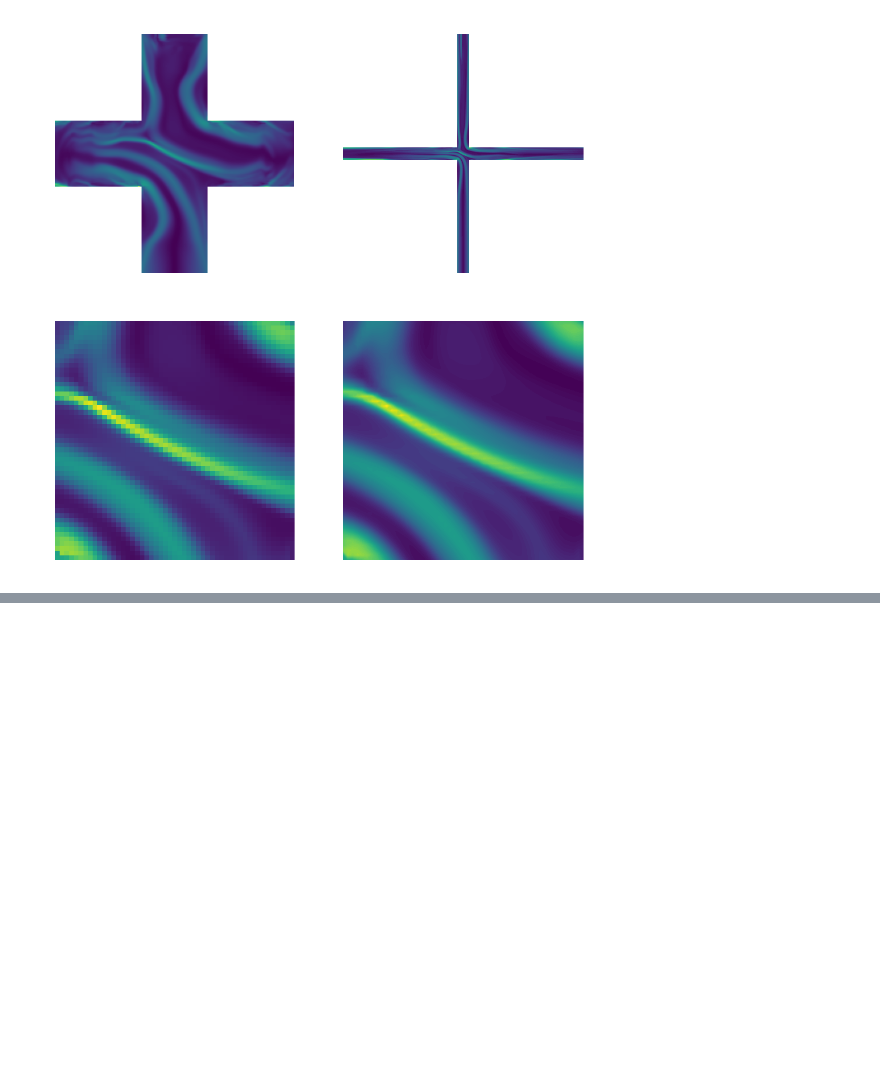
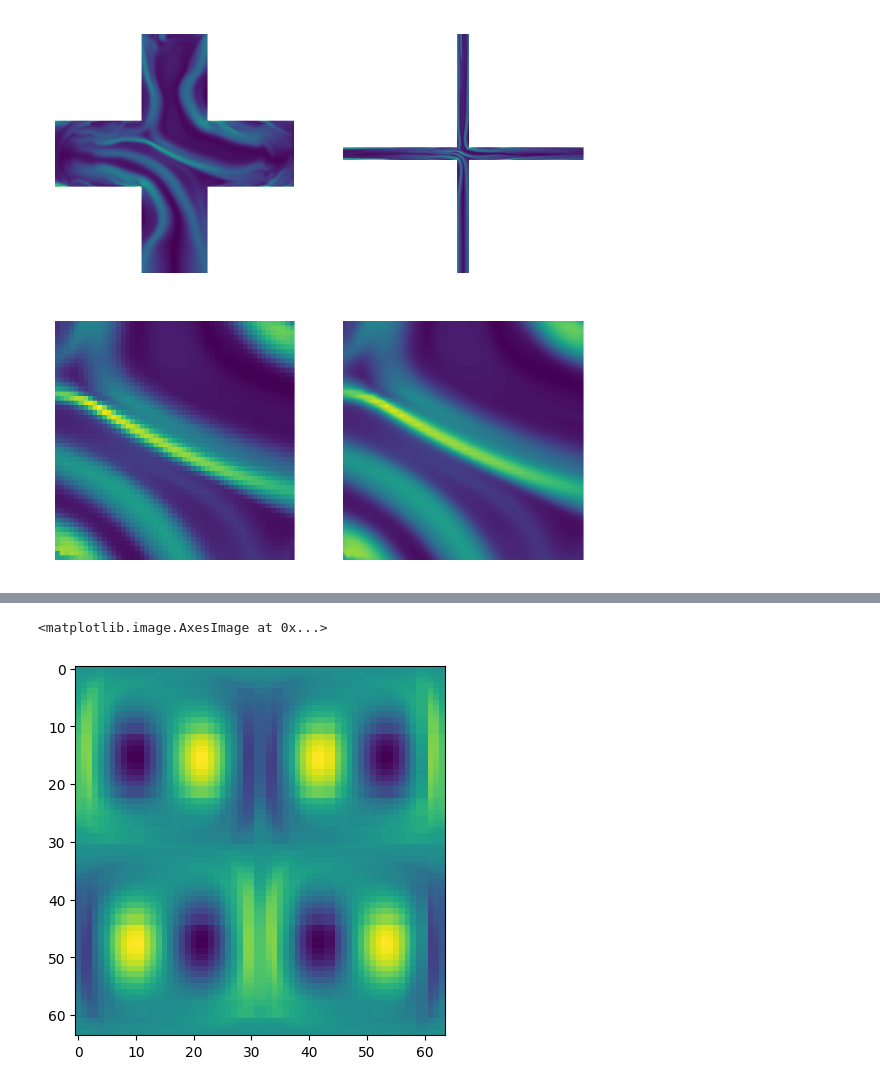
Before and after one commit to fabioamaral08/reduction-methods, a Jupyter notebook: test_single_sim.ipynb, the cells around one changed output, grey strips where cells are left out. Cells and saved outputs as stored; diff of their text form; code cells hidden in the pictures; blank space fills up the shorter version.

```diff
--- a/test_single_sim.ipynb
+++ b/test_single_sim.ipynb
@@ -255,0 +621,21 @@ plt.legend()
+# %%
+# Mesh information:
+vtk_file = '../npz_data/Dados-N0.vtk'
+x, y = get_mesh_vtk(vtk_file)
+
+dx = x[1:] - x[:-1]
+dy = y[1:] - y[:-1]
+xc = (x[1:] + x[:-1])/2
+yc = (y[1:] + y[:-1])/2
+X, Y = np.meshgrid(xc,yc)
+DX, DY = np.meshgrid(dx,dy)
+AREA = DX*DY
+# type of simulation
+case = 'cross'
+#read file
+X, Xmean = get_data(Re,Wi,beta, case, n_data= -2, dir_path='../npz_data')
+
+Nt = X.shape[1] # number of snapshots
+q = X.reshape((181,181,5,-1))
+
+AREA.shape, q.shape, X.shape
@@ -288,0 +706,9 @@ plt.plot(modes_list,E_oldroyd, '--')
+# %%
+X_ae = X_ae.detach().numpy()
+# %%
+im = X_ae[...,50].reshape((64,64,5))
+im = X[...,50].reshape((64,64,5))
+plt.imshow(im[...,0])
+# %% [output]
+<matplotlib.image.AxesImage at 0x...>
+[figure, added]
```
Also changed, not shown: parts of 65 cells of this notebook, 1 other file.
